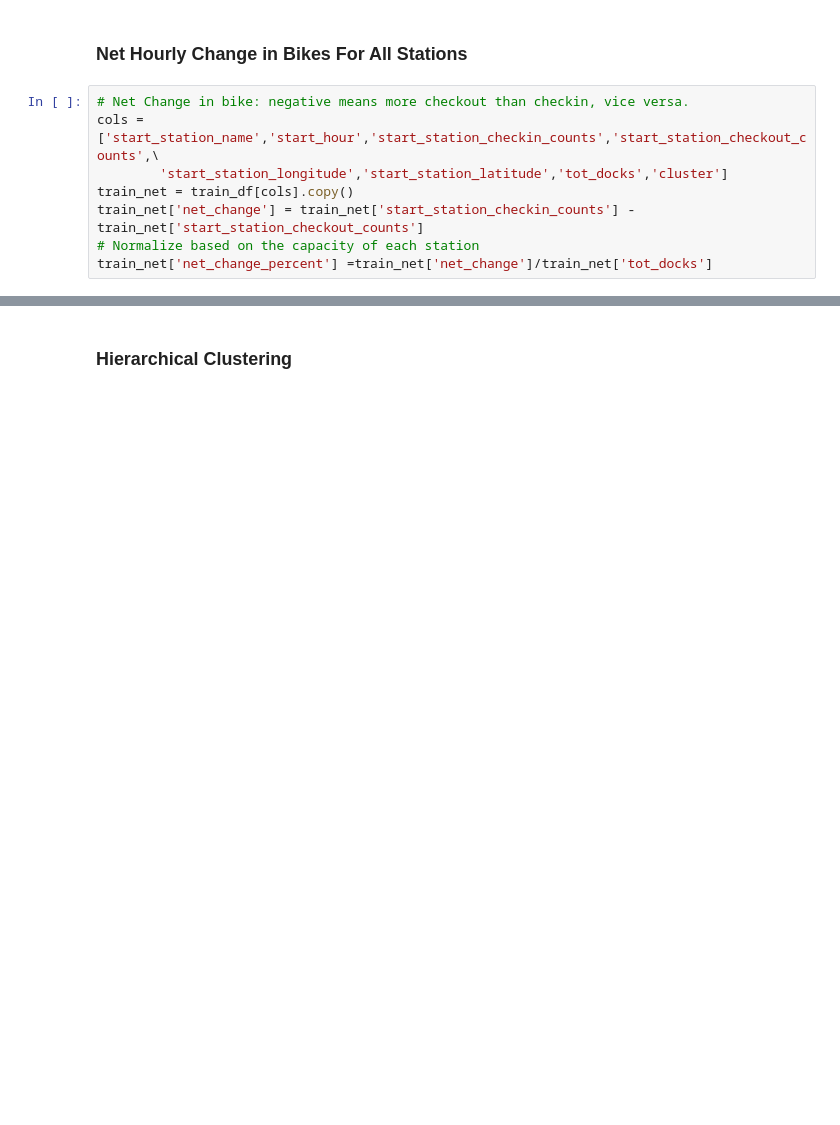
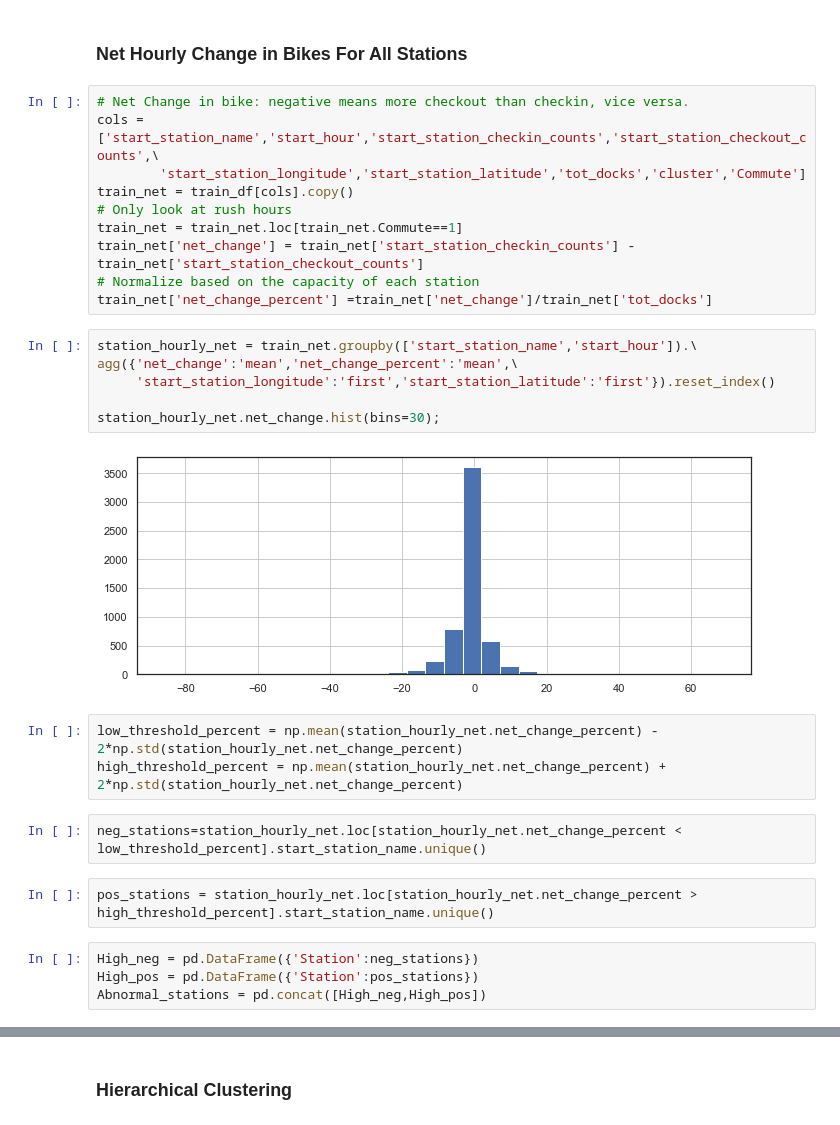
Before and after one commit to zhangym1256/Citi-Bike-Capstone, a Jupyter notebook: may/EDA.ipynb, the cells around one changed output, grey strips where cells are left out. Saved outputs shown, nothing was run; the diff lists cells and outputs as text; blank space fills up the shorter version.

Commit message:
Add Rush Hour Traffic and ML test dataset Performance

```diff
--- a/may/EDA.ipynb
+++ b/may/EDA.ipynb
@@ -557,8 +492,29 @@ See the caveats in the documentation: http://pandas.pydata.org/pandas-docs/stabl
 # %%
 # Net Change in bike: negative means more checkout than checkin, vice versa.
 cols = ['start_station_name','start_hour','start_station_checkin_counts','start_station_checkout_counts',\
-        'start_station_longitude','start_station_latitude','tot_docks','cluster']
+        'start_station_longitude','start_station_latitude','tot_docks','cluster','Commute']
 train_net = train_df[cols].copy()
+# Only look at rush hours
+train_net = train_net.loc[train_net.Commute==1]
 train_net['net_change'] = train_net['start_station_checkin_counts'] - train_net['start_station_checkout_counts']
 # Normalize based on the capacity of each station
 train_net['net_change_percent'] =train_net['net_change']/train_net['tot_docks']
+# %%
+station_hourly_net = train_net.groupby(['start_station_name','start_hour']).\
+agg({'net_change':'mean','net_change_percent':'mean',\
+     'start_station_longitude':'first','start_station_latitude':'first'}).reset_index()
+
+station_hourly_net.net_change.hist(bins=30);
+# %% [output]
+[figure, added]
+# %%
+low_threshold_percent = np.mean(station_hourly_net.net_change_percent) - 2*np.std(station_hourly_net.net_change_percent)
+high_threshold_percent = np.mean(station_hourly_net.net_change_percent) + 2*np.std(station_hourly_net.net_change_percent)
+# %%
+neg_stations=station_hourly_net.loc[station_hourly_net.net_change_percent < low_threshold_percent].start_station_name.unique()
+# %%
+pos_stations = station_hourly_net.loc[station_hourly_net.net_change_percent > high_threshold_percent].start_station_name.unique()
+# %%
+High_neg = pd.DataFrame({'Station':neg_stations})
+High_pos = pd.DataFrame({'Station':pos_stations})
+Abnormal_stations = pd.concat([High_neg,High_pos])
```
Also changed, not shown: parts of 25 cells of this notebook, 1 other file.
